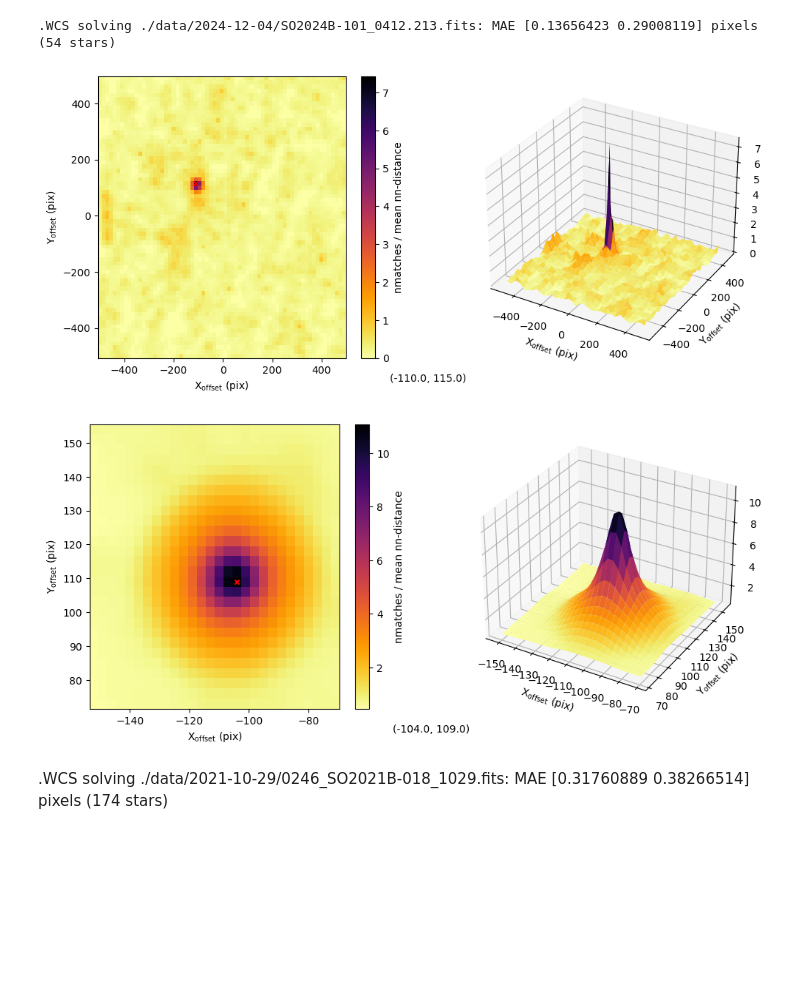
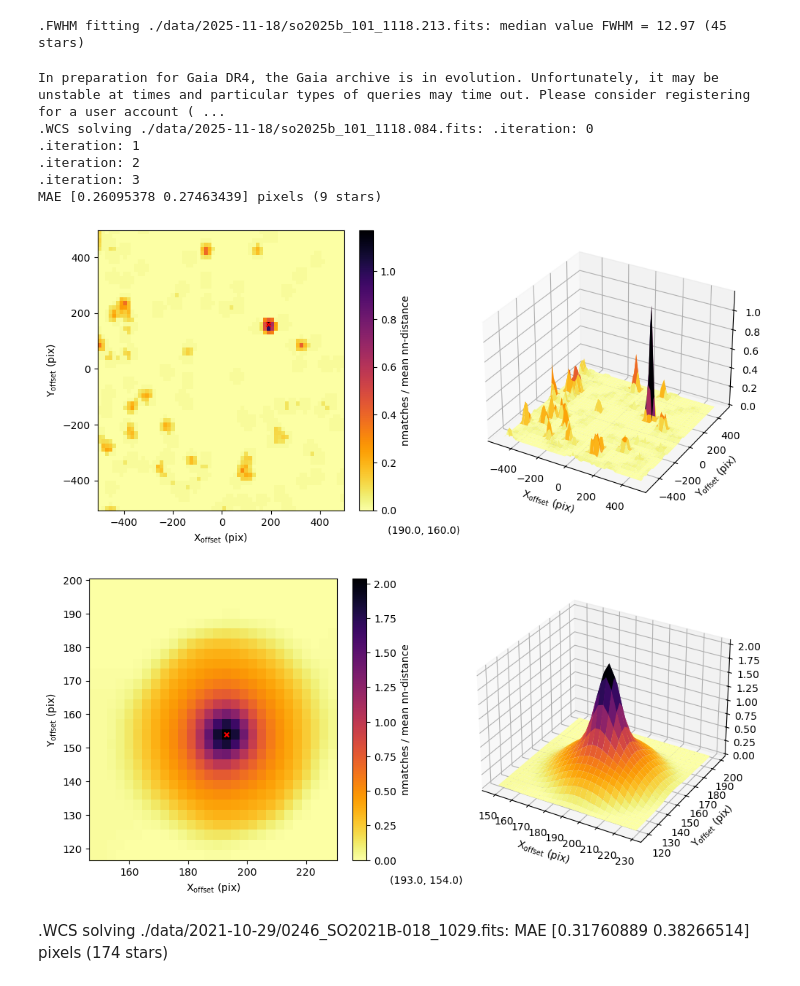
Before and after one commit to DataProcessing-UFRJ/dataproc, a Jupyter notebook: main.ipynb, the cells around one changed output. Drawn from its saved outputs; the diff is of its cells as text; code cells hidden in the pictures; blank space fills up the shorter version.

```diff
--- a/main.ipynb
+++ b/main.ipynb
@@ -35,12 +40,23 @@ In preparation for Gaia DR4, the Gaia archive is in evolution. Unfortunately, it
+# %%
+from packages.dataprocessing_functions import fwhm_image
+image = './data/2025-11-18/so2025b_101_1118.084.fits'
+fwhm_image(image,fwhm_model='gauss')
+# %% [output]
+.FWHM fitting ./data/2025-11-18/so2025b_101_1118.213.fits: median value FWHM = 12.97 (45 stars)
 # %%
 from packages.wcs_functions import wcs_solve
-wcs_solve('./data/2024-12-04/SO2024B-101_0412.213.fits',
+wcs_solve('./data/2025-11-18/so2025b_101_1118.084.fits',
           offset_max_shift=500, match_radius=30,
           reset_wcs=True, offset_figure=True)
 # %% [output]
-.WCS solving ./data/2024-12-04/SO2024B-101_0412.213.fits: MAE [0.13656423 0.29008119] pixels (54 stars)
+In preparation for Gaia DR4, the Gaia archive is in evolution. Unfortunately, it may be unstable at times and particular types of queries may time out. Please consider registering for a user account ( ...
+.WCS solving ./data/2025-11-18/so2025b_101_1118.084.fits: .iteration: 0
+.iteration: 1
+.iteration: 2
+.iteration: 3
+MAE [0.26095378 0.27463439] pixels (9 stars)
-[figure, old version]
+[figure, new version]
-[figure, old version]
+[figure, new version]
 # %% [markdown]
 .WCS solving ./data/2021-10-29/0246_SO2021B-018_1029.fits: MAE [0.31760889 0.38266514] pixels (174 stars)
 # %%
```
Also changed, not shown: parts of 1 cell of this notebook, 4 other files.
